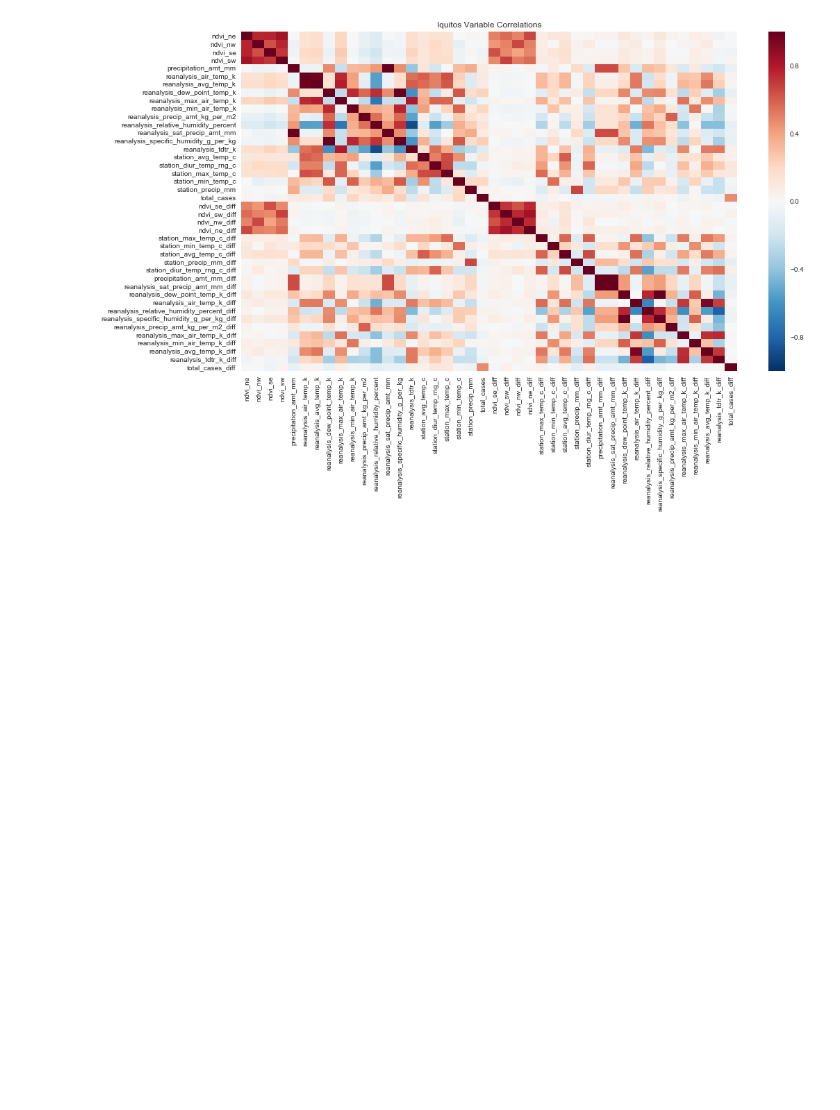
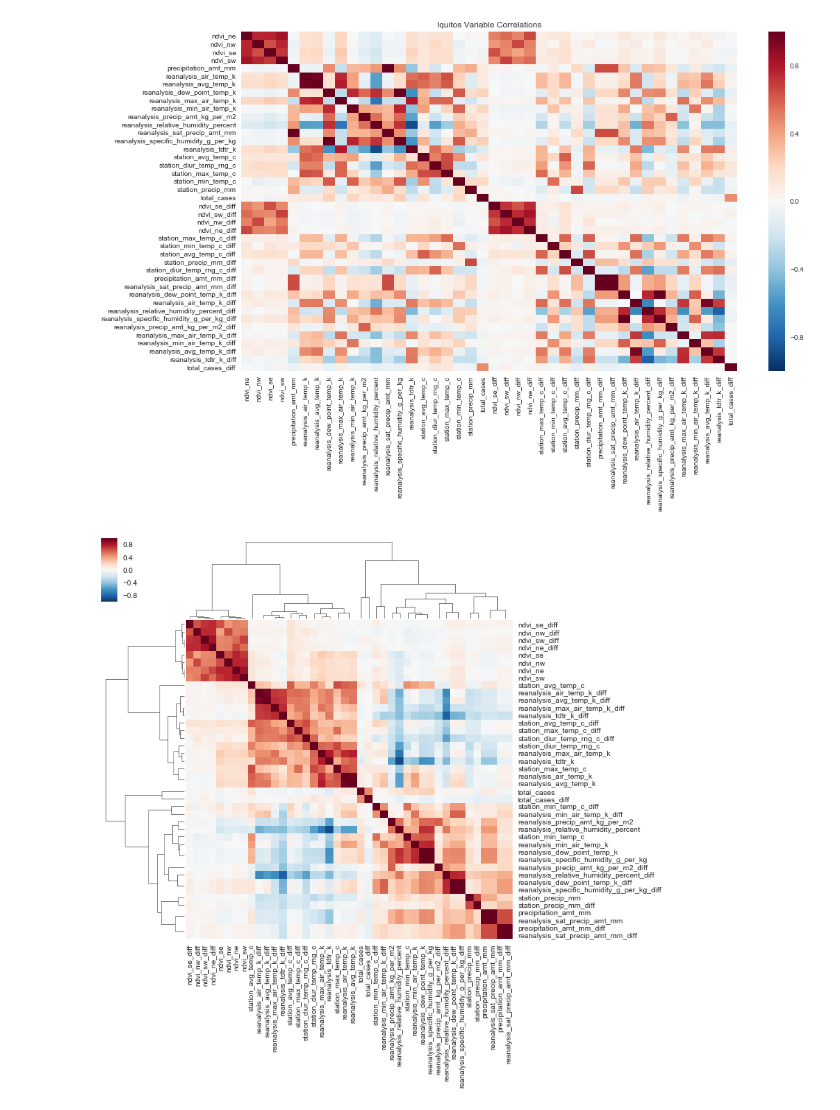
Before and after one commit to datosgobar/dengai, a Jupyter notebook: exploracion-nacho.ipynb, the cells around one changed output. Saved outputs shown, nothing was run; the diff lists cells and outputs as text; code cells hidden in the pictures; blank space fills up the shorter version.

```diff
--- a/exploracion-nacho.ipynb
+++ b/exploracion-nacho.ipynb
@@ -92,6 +95,13 @@ plt.title('Iquitos Variable Correlations')
 # %% [output]
 <matplotlib.text.Text at 0x...>
 [figure]
+# %%
+# iquitos clustermap
+iq_corr_clustermap = sns.clustermap(iq_correlations, metric='correlation')
+plt.setp(iq_corr_clustermap.ax_heatmap.yaxis.get_majorticklabels(), rotation=0)
+plt.show()
+# %% [output]
+[figure, added]
 # %%
 # San Juan
 (sj_correlations
```
Also changed, not shown: parts of 4 cells of this notebook.
